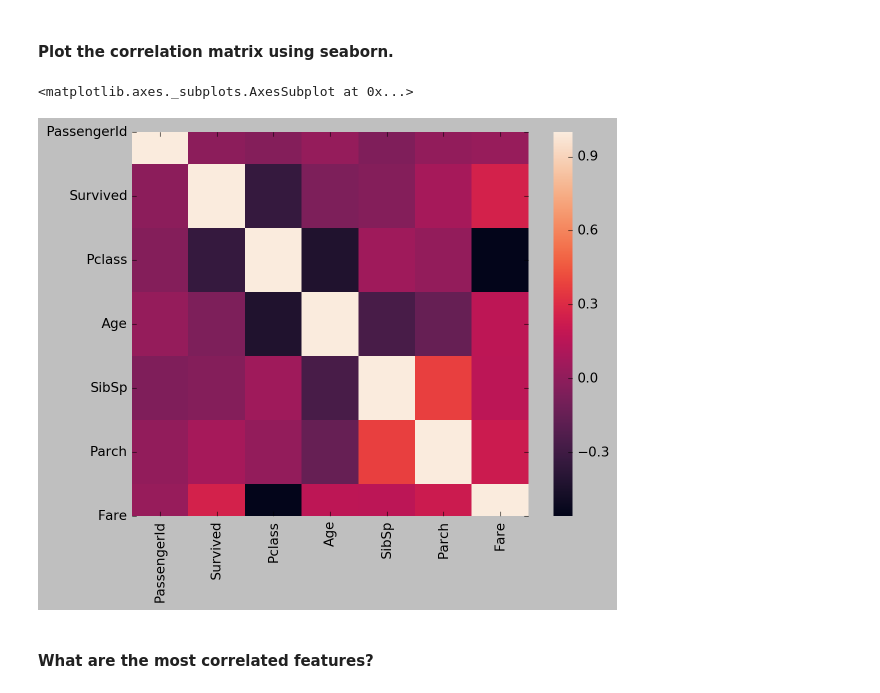
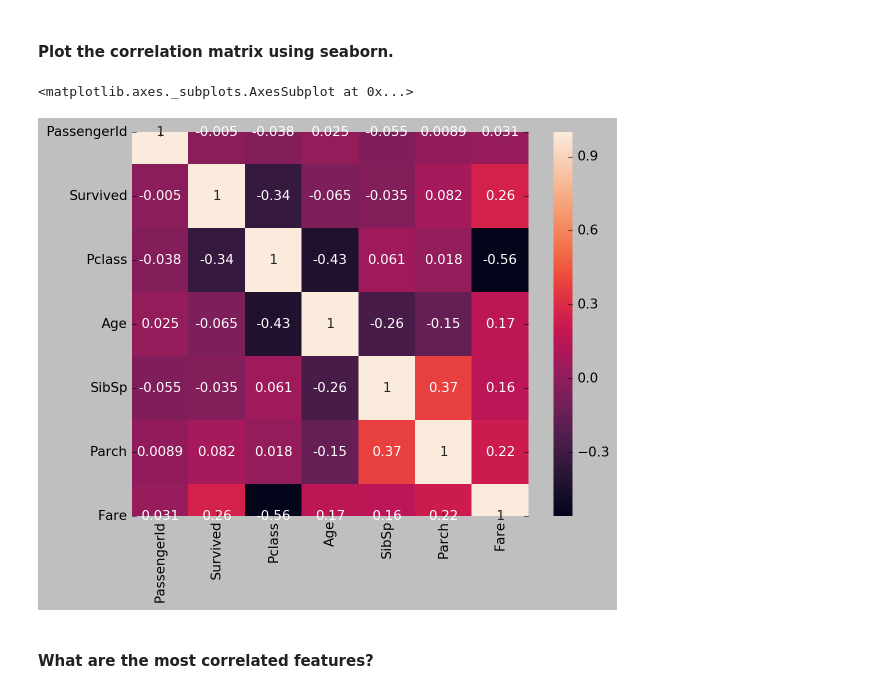
Before and after one commit to ta-data-lis/lab-matplotlib-seaborn, a Jupyter notebook: your-code/main.ipynb, the cells around one changed output. Saved outputs shown, nothing was run; the diff lists cells and outputs as text; code cells hidden in the pictures.

```diff
--- a/your-code/main.ipynb
+++ b/your-code/main.ipynb
@@ -314,10 +322,10 @@ provide more detailled information on the way the data is spread out
 #### Plot the correlation matrix using seaborn.
 # %%
 corr_titanic = titanic.corr()
-sns.heatmap(corr_titanic)
+sns.heatmap(corr_titanic, annot = True)
 # %% [output]
 <matplotlib.axes._subplots.AxesSubplot at 0x...>
-[figure, old version]
+[figure, new version]
 # %% [markdown]
 #### What are the most correlated features?
 # %%
```
Also changed, not shown: parts of 7 cells of this notebook.
